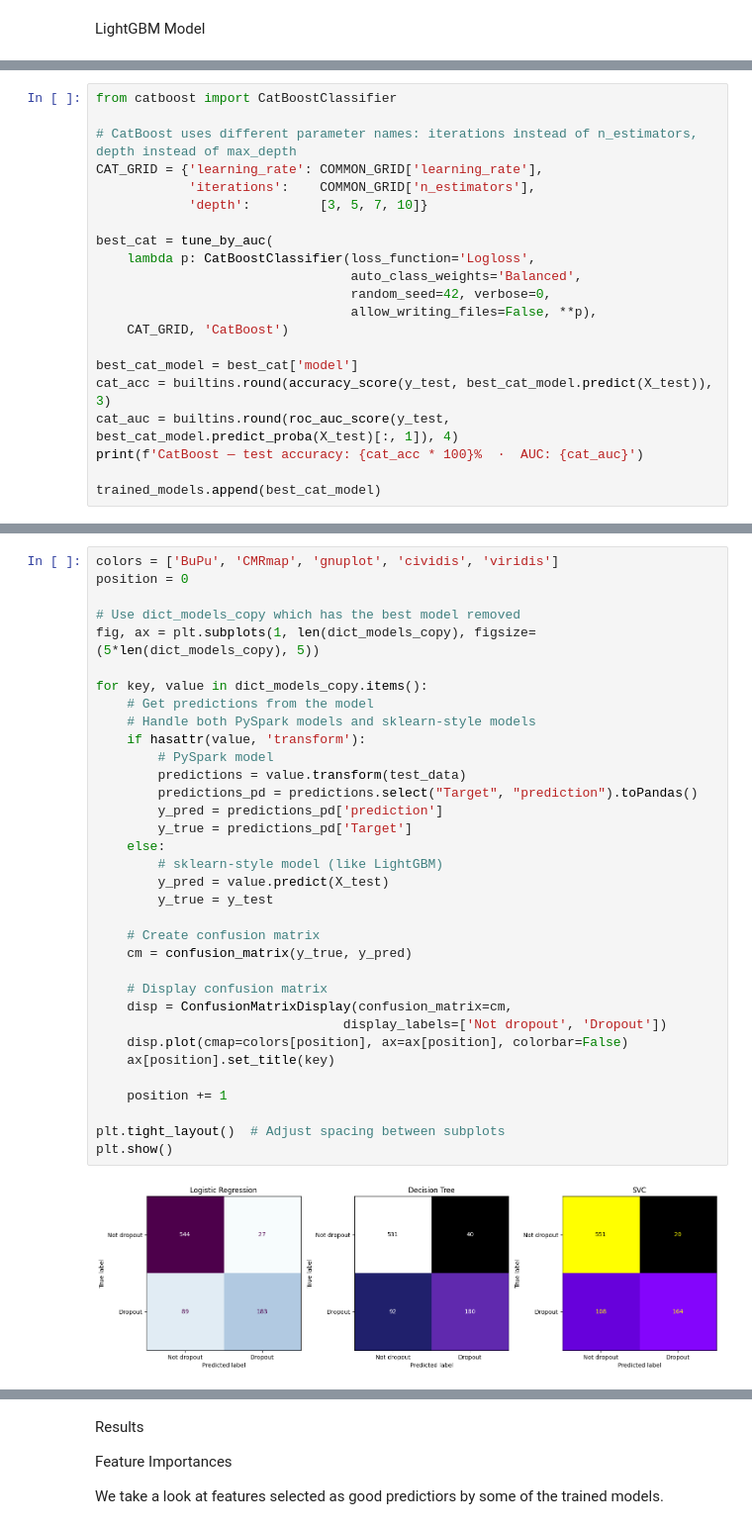
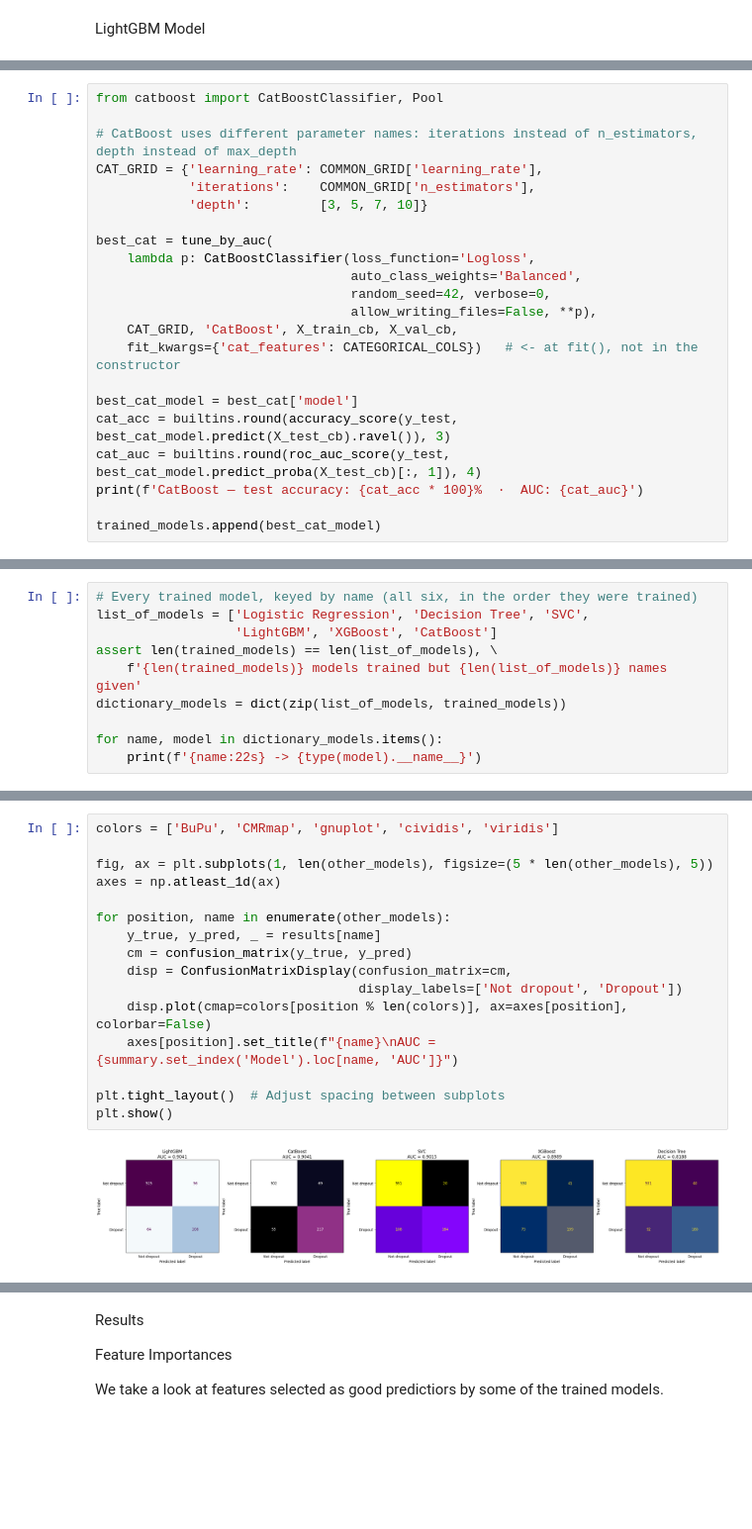
Before and after one commit to Soukthavilay/lightGBM-student-prediction, a Jupyter notebook: Student_Perfor.ipynb, the cells around one changed output, grey strips where cells are left out. Shown at 99% size. Saved outputs shown, nothing was run; the diff lists cells and outputs as text; blank space fills up the shorter version.

```diff
--- a/Student_Perfor.ipynb
+++ b/Student_Perfor.ipynb
@@ -1415,5 +1611,5 @@ After this cell all three ensemble models have been trained over the **same 48-c
 # %%
-from catboost import CatBoostClassifier
+from catboost import CatBoostClassifier, Pool
 
 # CatBoost uses different parameter names: iterations instead of n_estimators, depth instead of max_depth
 CAT_GRID = {'learning_rate': COMMON_GRID['learning_rate'],
@@ -1425,11 +1621,12 @@ best_cat = tune_by_auc(
                                  auto_class_weights='Balanced',
                                  random_seed=42, verbose=0,
                                  allow_writing_files=False, **p),
-    CAT_GRID, 'CatBoost')
+    CAT_GRID, 'CatBoost', X_train_cb, X_val_cb,
+    fit_kwargs={'cat_features': CATEGORICAL_COLS})   # <- at fit(), not in the constructor
 
 best_cat_model = best_cat['model']
-cat_acc = builtins.round(accuracy_score(y_test, best_cat_model.predict(X_test)), 3)
-cat_auc = builtins.round(roc_auc_score(y_test, best_cat_model.predict_proba(X_test)[:, 1]), 4)
+cat_acc = builtins.round(accuracy_score(y_test, best_cat_model.predict(X_test_cb).ravel()), 3)
+cat_auc = builtins.round(roc_auc_score(y_test, best_cat_model.predict_proba(X_test_cb)[:, 1]), 4)
 print(f'CatBoost — test accuracy: {cat_acc * 100}%  ·  AUC: {cat_auc}')
 
 trained_models.append(best_cat_model)
@@ -1550,0 +1714,10 @@ Confusion matrix for other classifiers
+# %%
+# Every trained model, keyed by name (all six, in the order they were trained)
+list_of_models = ['Logistic Regression', 'Decision Tree', 'SVC',
+                  'LightGBM', 'XGBoost', 'CatBoost']
+assert len(trained_models) == len(list_of_models), \
+    f'{len(trained_models)} models trained but {len(list_of_models)} names given'
+dictionary_models = dict(zip(list_of_models, trained_models))
+
+for name, model in dictionary_models.items():
+    print(f'{name:22s} -> {type(model).__name__}')
@@ -1551,36 +1760,18 @@ Confusion matrix for other classifiers
 # %%
 colors = ['BuPu', 'CMRmap', 'gnuplot', 'cividis', 'viridis']
-position = 0
 
-# Use dict_models_copy which has the best model removed
-fig, ax = plt.subplots(1, len(dict_models_copy), figsize=(5*len(dict_models_copy), 5))
+fig, ax = plt.subplots(1, len(other_models), figsize=(5 * len(other_models), 5))
+axes = np.atleast_1d(ax)
 
-for key, value in dict_models_copy.items():
-    # Get predictions from the model
-    # Handle both PySpark models and sklearn-style models
-    if hasattr(value, 'transform'):
-        # PySpark model
-        predictions = value.transform(test_data)
-        predictions_pd = predictions.select("Target", "prediction").toPandas()
-        y_pred = predictions_pd['prediction']
-        y_true = predictions_pd['Target']
-    else:
-        # sklearn-style model (like LightGBM)
-        y_pred = value.predict(X_test)
-        y_true = y_test
-
-    # Create confusion matrix
+for position, name in enumerate(other_models):
+    y_true, y_pred, _ = results[name]
     cm = confusion_matrix(y_true, y_pred)
-
-    # Display confusion matrix
     disp = ConfusionMatrixDisplay(confusion_matrix=cm,
-                                display_labels=['Not dropout', 'Dropout'])
-    disp.plot(cmap=colors[position], ax=ax[position], colorbar=False)
-    ax[position].set_title(key)
-
-    position += 1
+                                  display_labels=['Not dropout', 'Dropout'])
+    disp.plot(cmap=colors[position % len(colors)], ax=axes[position], colorbar=False)
+    axes[position].set_title(f"{name}\nAUC = {summary.set_index('Model').loc[name, 'AUC']}")
 
 plt.tight_layout()  # Adjust spacing between subplots
 plt.show()
 # %% [output]
-[figure, old version]
+[figure, new version]
```
Also changed, not shown: parts of 70 cells of this notebook.
